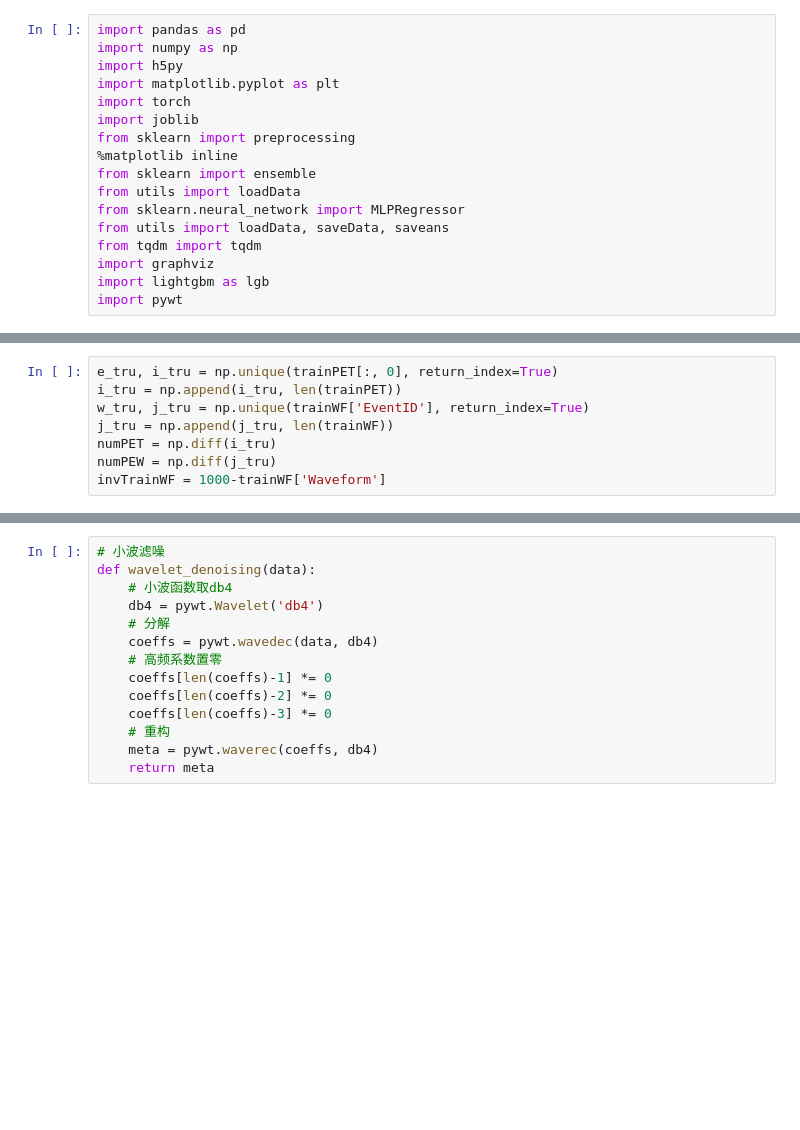
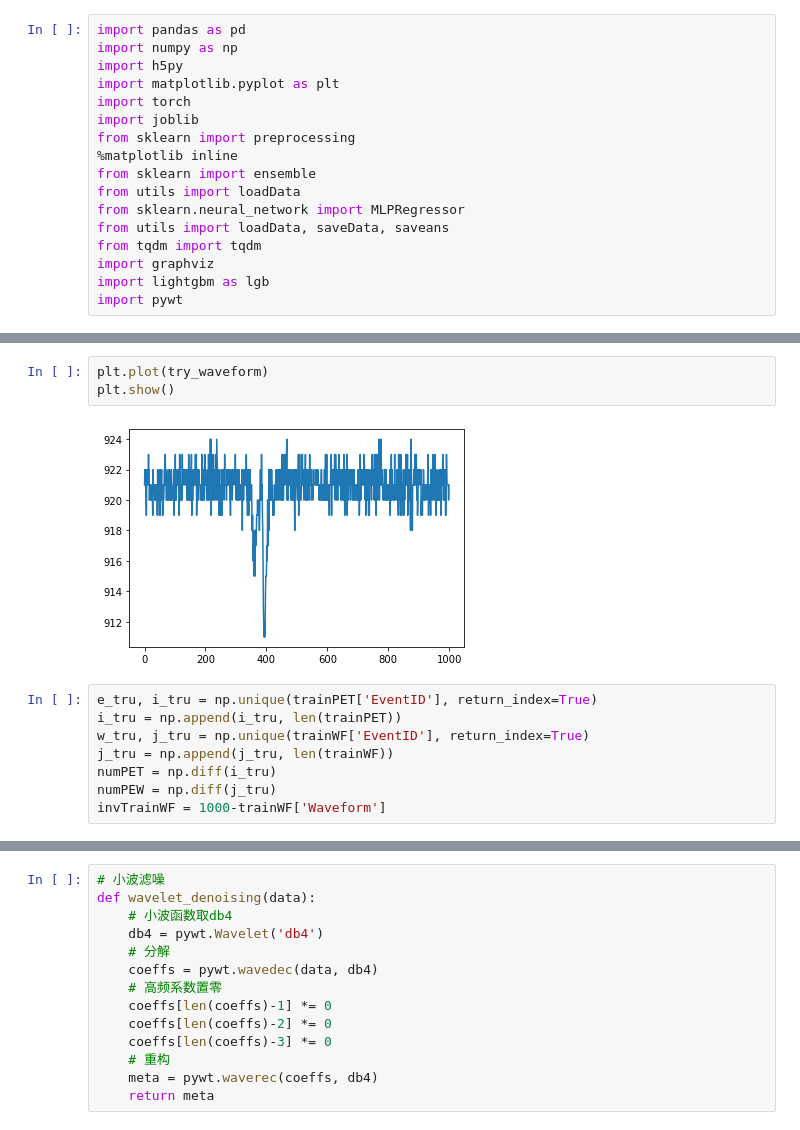
Before and after one commit to haimengzhao/juno-reconstruction, a Jupyter notebook: featureEng.ipynb, the cells around one changed output, grey strips where cells are left out. Drawn from its saved outputs; the diff is of its cells as text; blank space fills up the shorter version.

```diff
--- a/featureEng.ipynb
+++ b/featureEng.ipynb
@@ -40,5 +46,10 @@ plt.show()
+# %%
+plt.plot(try_waveform)
+plt.show()
+# %% [output]
+[figure, added]
 # %%
-e_tru, i_tru = np.unique(trainPET[:, 0], return_index=True)
+e_tru, i_tru = np.unique(trainPET['EventID'], return_index=True)
 i_tru = np.append(i_tru, len(trainPET))
 w_tru, j_tru = np.unique(trainWF['EventID'], return_index=True)
 j_tru = np.append(j_tru, len(trainWF))
```
Also changed, not shown: parts of 4 cells of this notebook, 4 other files.
